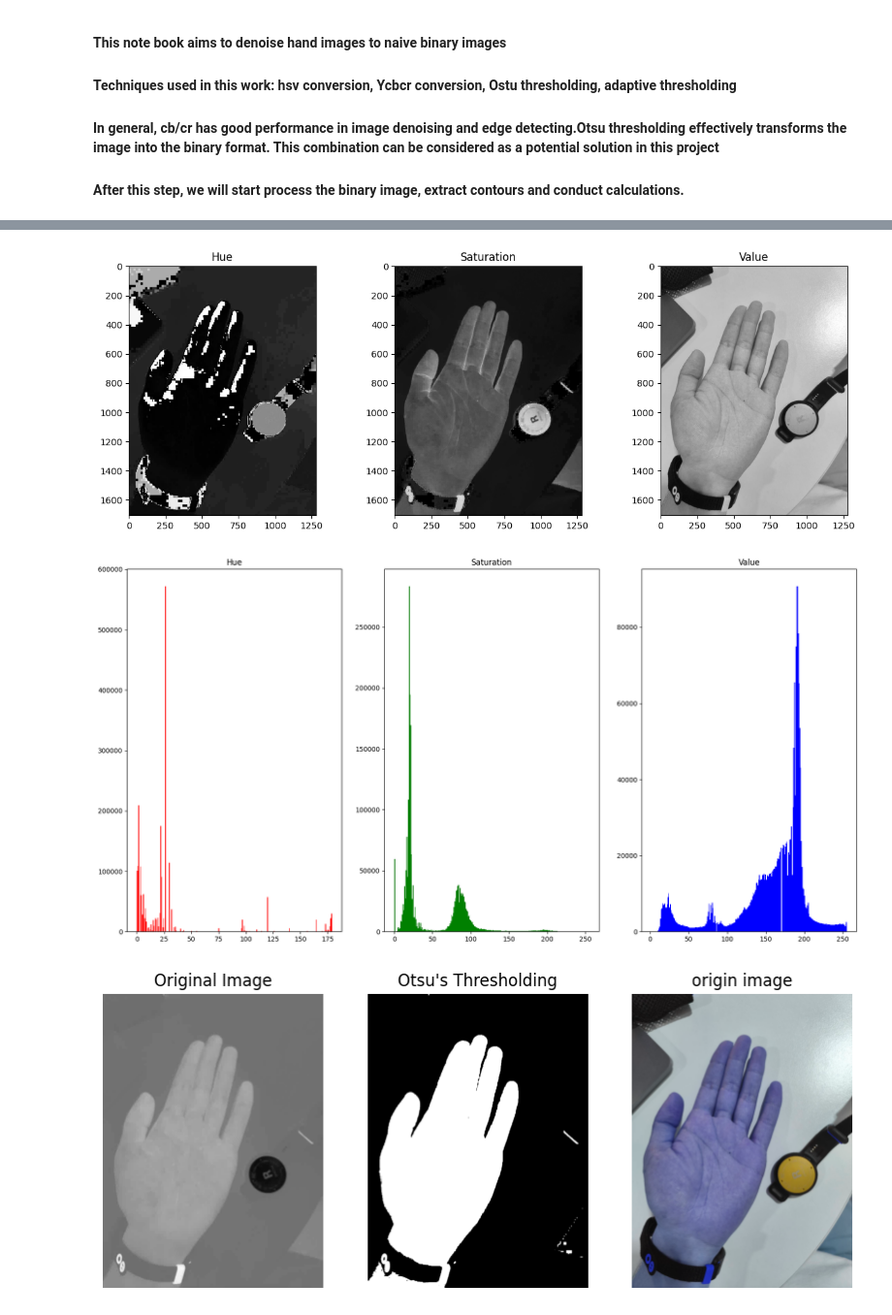
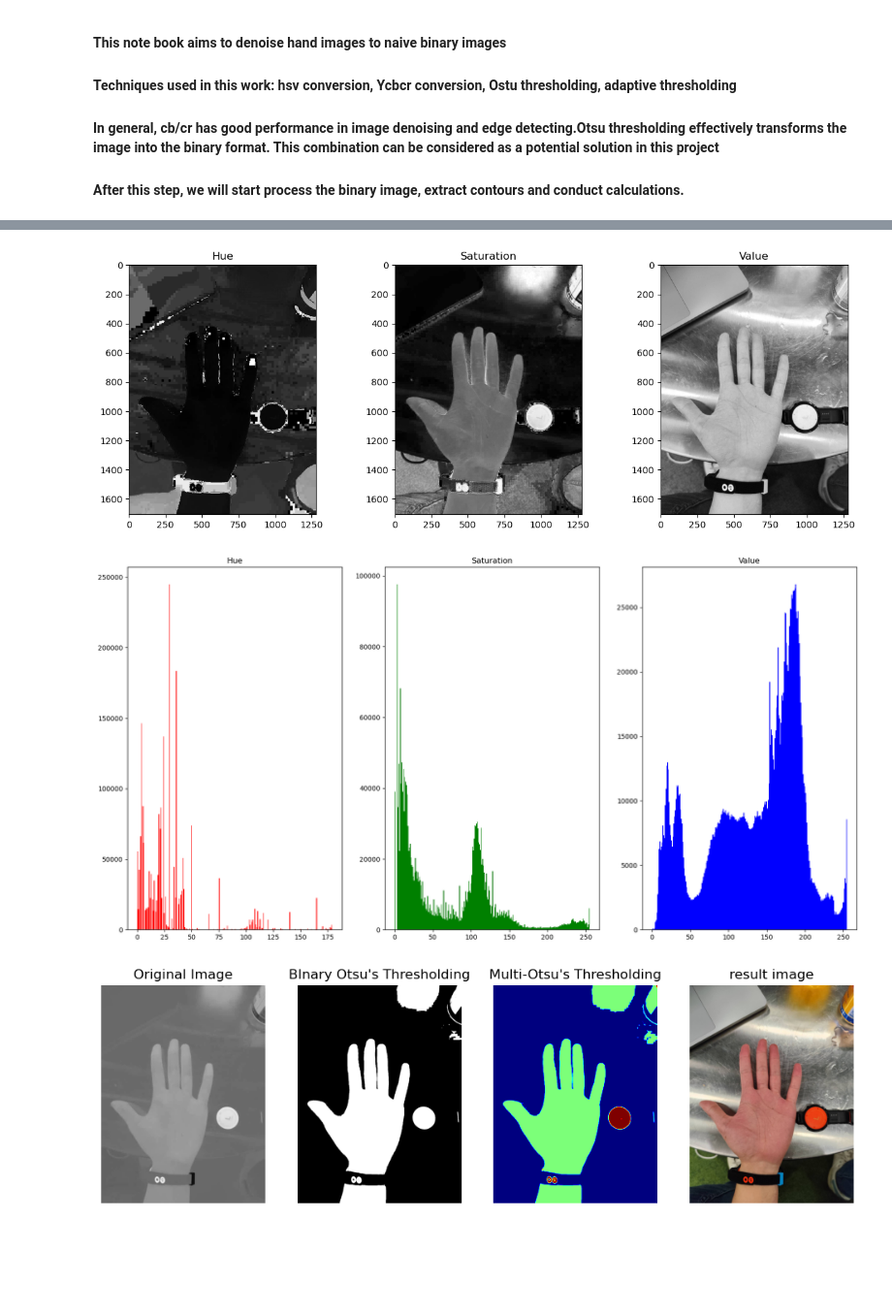
Before and after one commit to Capybarah886/Capstone_33_2, a Jupyter notebook: Yixuan's_workflow.ipynb, the cells around one changed output, grey strips where cells are left out. Shown at 97% size. Drawn from its saved outputs; the diff is of its cells as text; code cells hidden in the pictures; blank space fills up the shorter version.

```diff
--- a/Yixuan's_workflow.ipynb
+++ b/Yixuan's_workflow.ipynb
@@ -14,8 +14,9 @@ Yixuan Wang 530634085
 #### In general, cb/cr has good performance in image denoising and  edge detecting.Otsu thresholding effectively transforms the image into the binary format. This combination can be considered as a potential solution in this project
 #### After this step, we will start process the binary image, extract contours and conduct calculations.
 # %%
-path = "images/image15.png"
-# path = "images/test1.jpg"
+path = "images\image7.jpg"#background noise
+# path = "images\shadow.jpg"# shadow..
+
 img=cv2.imread(path)
 # %%
 gray_scale=cv2.cvtColor(img, cv2.COLOR_BGR2GRAY)
@@ -83,7 +84,7 @@ ax[2].imshow(v, cmap='gray')
 ax[2].set_title('Value')
 plt.show()
 # %% [output]
-[figure, old version]
+[figure, new version]
 # %%
 # show the histogram of hsv image in three channels
 fig, ax = plt.subplots(1, 3, figsize=(20, 10))
@@ -95,33 +96,41 @@ ax[2].hist(v.ravel(), bins=256, color='blue')
 ax[2].set_title('Value')
 plt.show()
 # %% [output]
-[figure, old version]
+[figure, new version]
 # %%
+from skimage.filters import threshold_multiotsu
+
 # apply otsu's thresholding to seperate the image to 3 classes
 target_channel=cb
 _, thresh1 = cv2.threshold(target_channel, 0, 255, cv2.THRESH_BINARY + cv2.THRESH_OTSU)
 # apply adaptive thresholding
+thresholds = threshold_multiotsu(target_channel)
+regions = np.digitize(target_channel, bins=thresholds)
 
 thresh2 = cv2.adaptiveThreshold(target_channel, 255, cv2.ADAPTIVE_THRESH_MEAN_C, cv2.THRESH_BINARY, 11, 2)
 thresh3 = cv2.adaptiveThreshold(target_channel, 255, cv2.ADAPTIVE_THRESH_GAUSSIAN_C, cv2.THRESH_BINARY, 11, 2)
 
-fig, ax = plt.subplots(1, 3, figsize=(10, 5))
+fig, ax = plt.subplots(1, 4, figsize=(12, 5))
 ax[0].imshow(target_channel, cmap="gray")
 ax[0].set_title("Original Image")
 ax[0].axis("off")
 
 ax[1].imshow(thresh1, cmap="gray")
-ax[1].set_title("Otsu's Thresholding")
+ax[1].set_title("BInary Otsu's Thresholding")
 ax[1].axis("off")
 
-ax[2].imshow(img, )
-ax[2].set_title("origin image")
+ax[2].imshow(regions, cmap="jet")
+ax[2].set_title("Multi-Otsu's Thresholding")
 ax[2].axis("off")
+
+ax[3].imshow(cv2.cvtColor(img, cv2.COLOR_BGR2RGB),)
+ax[3].set_title("result image")
+ax[3].axis("off")
 
 # ax[3].imshow(thresh3, cmap="gray")
 # ax[3].set_title("Adaptive Gaussian Thresholding")
 # ax[3].axis("off")
 
 plt.show()
 # %% [output]
-[figure, old version]
+[figure, new version]
```
Also changed, not shown: parts of 9 cells of this notebook, 12 other files.
